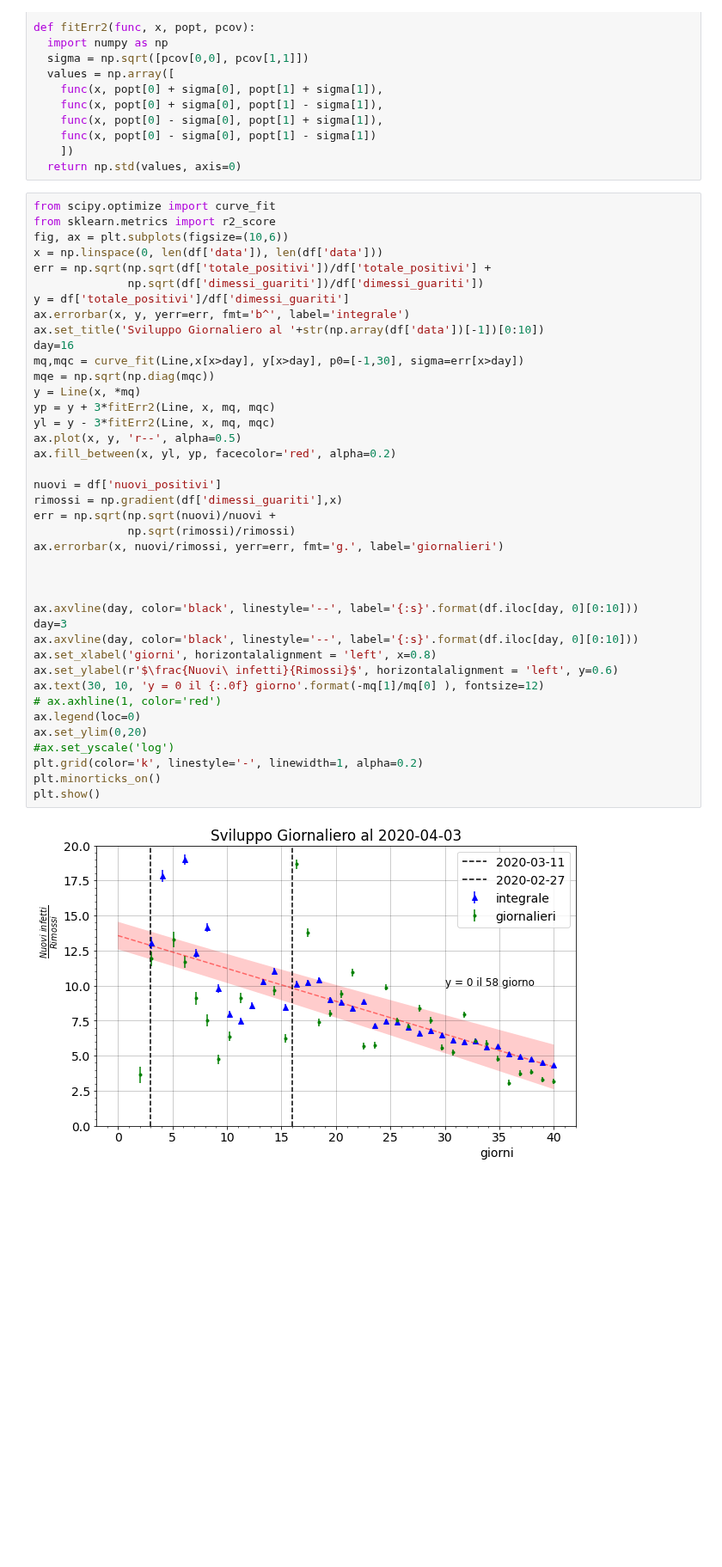
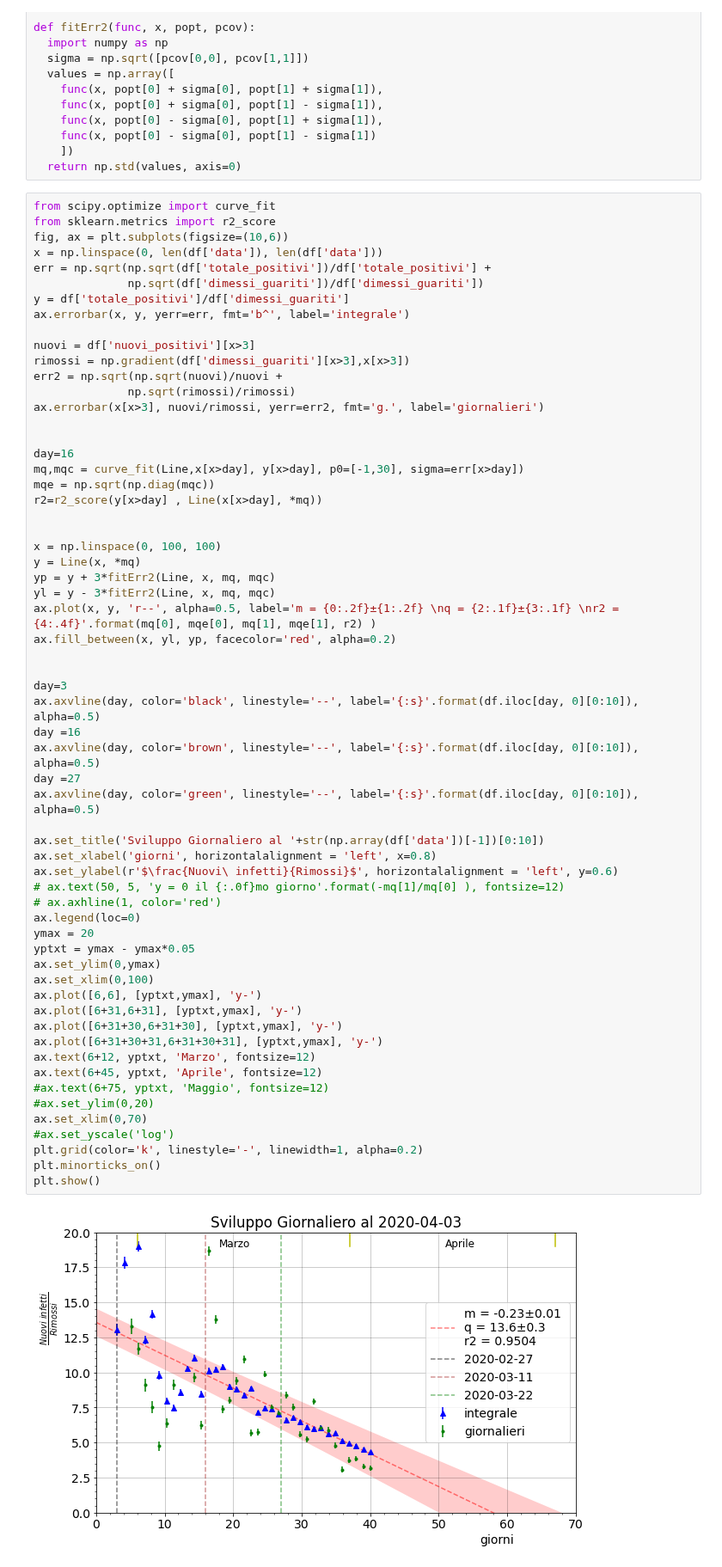
Before and after one commit to lorenzopaolucci/studenti, a Jupyter notebook: covid19.ipynb, the cells around one changed output. Shown at 86% size. Cells and saved outputs as stored; diff of their text form; blank space fills up the shorter version.

```diff
--- a/covid19.ipynb
+++ b/covid19.ipynb
@@ -93,45 +93,66 @@ def fitErr2(func, x, popt, pcov):
 # %%
 from scipy.optimize import curve_fit
 from sklearn.metrics import r2_score
 fig, ax = plt.subplots(figsize=(10,6))
 x = np.linspace(0, len(df['data']), len(df['data']))
 err = np.sqrt(np.sqrt(df['totale_positivi'])/df['totale_positivi'] +
               np.sqrt(df['dimessi_guariti'])/df['dimessi_guariti'])
 y = df['totale_positivi']/df['dimessi_guariti']
 ax.errorbar(x, y, yerr=err, fmt='b^', label='integrale')
-ax.set_title('Sviluppo Giornaliero al '+str(np.array(df['data'])[-1])[0:10])
+
+nuovi = df['nuovi_positivi'][x>3]
+rimossi = np.gradient(df['dimessi_guariti'][x>3],x[x>3])
+err2 = np.sqrt(np.sqrt(nuovi)/nuovi +
+              np.sqrt(rimossi)/rimossi)
+ax.errorbar(x[x>3], nuovi/rimossi, yerr=err2, fmt='g.', label='giornalieri')
+
+
 day=16
 mq,mqc = curve_fit(Line,x[x>day], y[x>day], p0=[-1,30], sigma=err[x>day])
 mqe = np.sqrt(np.diag(mqc))
+r2=r2_score(y[x>day] , Line(x[x>day], *mq))
+
+
+x = np.linspace(0, 100, 100)
 y = Line(x, *mq)
 yp = y + 3*fitErr2(Line, x, mq, mqc)
 yl = y - 3*fitErr2(Line, x, mq, mqc)
-ax.plot(x, y, 'r--', alpha=0.5)
+ax.plot(x, y, 'r--', alpha=0.5, label='m = {0:.2f}±{1:.2f} \nq = {2:.1f}±{3:.1f} \nr2 = {4:.4f}'.format(mq[0], mqe[0], mq[1], mqe[1], r2) )
 ax.fill_between(x, yl, yp, facecolor='red', alpha=0.2)
 
-nuovi = df['nuovi_positivi']
-rimossi = np.gradient(df['dimessi_guariti'],x)
-err = np.sqrt(np.sqrt(nuovi)/nuovi +
-              np.sqrt(rimossi)/rimossi)
-ax.errorbar(x, nuovi/rimossi, yerr=err, fmt='g.', label='giornalieri')
 
+day=3
+ax.axvline(day, color='black', linestyle='--', label='{:s}'.format(df.iloc[day, 0][0:10]), alpha=0.5)
+day =16
+ax.axvline(day, color='brown', linestyle='--', label='{:s}'.format(df.iloc[day, 0][0:10]), alpha=0.5)
+day =27
+ax.axvline(day, color='green', linestyle='--', label='{:s}'.format(df.iloc[day, 0][0:10]), alpha=0.5)
 
-
-ax.axvline(day, color='black', linestyle='--', label='{:s}'.format(df.iloc[day, 0][0:10]))
-day=3
-ax.axvline(day, color='black', linestyle='--', label='{:s}'.format(df.iloc[day, 0][0:10]))
+ax.set_title('Sviluppo Giornaliero al '+str(np.array(df['data'])[-1])[0:10])
 ax.set_xlabel('giorni', horizontalalignment = 'left', x=0.8)
 ax.set_ylabel(r'$\frac{Nuovi\ infetti}{Rimossi}$', horizontalalignment = 'left', y=0.6)
-ax.text(30, 10, 'y = 0 il {:.0f} giorno'.format(-mq[1]/mq[0] ), fontsize=12)
+# ax.text(50, 5, 'y = 0 il {:.0f}mo giorno'.format(-mq[1]/mq[0] ), fontsize=12)
 # ax.axhline(1, color='red')
 ax.legend(loc=0)
-ax.set_ylim(0,20)
+ymax = 20
+yptxt = ymax - ymax*0.05
+ax.set_ylim(0,ymax)
+ax.set_xlim(0,100)
+ax.plot([6,6], [yptxt,ymax], 'y-')
+ax.plot([6+31,6+31], [yptxt,ymax], 'y-')
+ax.plot([6+31+30,6+31+30], [yptxt,ymax], 'y-')
+ax.plot([6+31+30+31,6+31+30+31], [yptxt,ymax], 'y-')
+ax.text(6+12, yptxt, 'Marzo', fontsize=12)
+ax.text(6+45, yptxt, 'Aprile', fontsize=12)
+#ax.text(6+75, yptxt, 'Maggio', fontsize=12)
+#ax.set_ylim(0,20)
+ax.set_xlim(0,70)
 #ax.set_yscale('log')
 plt.grid(color='k', linestyle='-', linewidth=1, alpha=0.2)
 plt.minorticks_on()
 plt.show()
 # %% [output]
-[figure, old version]
+[figure, new version]
 # %%
 
 x = np.linspace(0, len(df['data']), len(df['data']))
```
